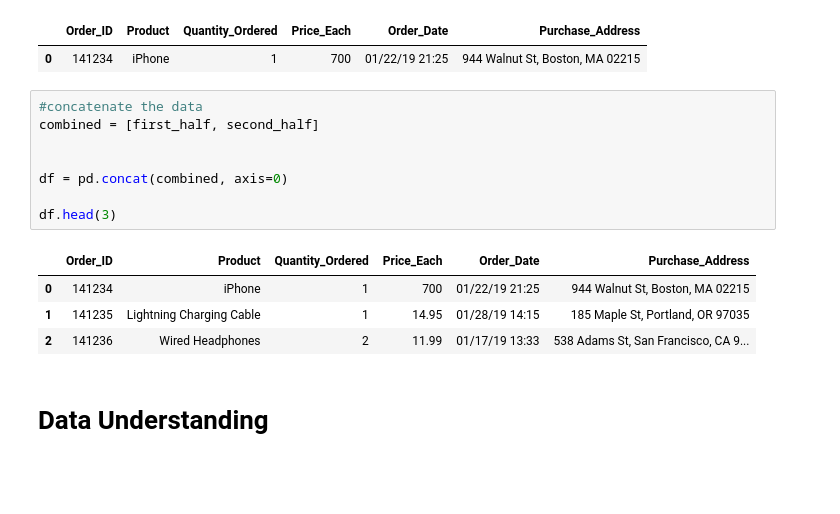
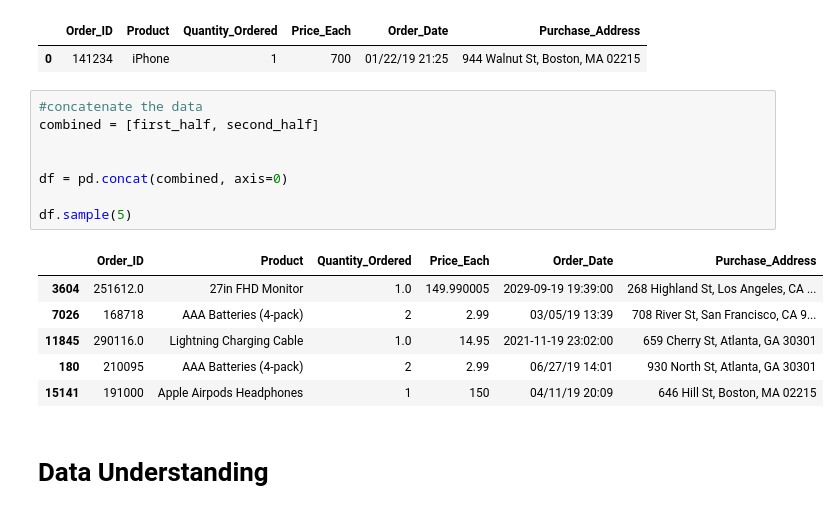
Before and after one commit to qochieng/Power-BI-dashboard-project, a Jupyter notebook: salesdataanalysis.ipynb, the cells around one changed output. Saved outputs shown, nothing was run; the diff lists cells and outputs as text; blank space fills up the shorter version.

```diff
--- a/salesdataanalysis.ipynb
+++ b/salesdataanalysis.ipynb
@@ -194,16 +202,18 @@ first_half.head(1)
 # %%
 #concatenate the data
 combined = [first_half, second_half]
 
 
 df = pd.concat(combined, axis=0)
 
-df.head(3)
+df.sample(5)
 # %% [output]
 |  | Order_ID | Product | Quantity_Ordered | Price_Each | Order_Date | Purchase_Address |
-| 0 | 141234 | iPhone | 1 | 700 | 01/22/19 21:25 | 944 Walnut St, Boston, MA 02215 |
-| 1 | 141235 | Lightning Charging Cable | 1 | 14.95 | 01/28/19 14:15 | 185 Maple St, Portland, OR 97035 |
-| 2 | 141236 | Wired Headphones | 2 | 11.99 | 01/17/19 13:33 | 538 Adams St, San Francisco, CA 9... |
+| 3604 | 251612.0 | 27in FHD Monitor | 1.0 | 149.990005 | 2029-09-19 19:39:00 | 268 Highland St, Los Angeles, CA ... |
+| 7026 | 168718 | AAA Batteries (4-pack) | 2 | 2.99 | 03/05/19 13:39 | 708 River St, San Francisco, CA 9... |
+| 11845 | 290116.0 | Lightning Charging Cable | 1.0 | 14.95 | 2021-11-19 23:02:00 | 659 Cherry St, Atlanta, GA 30301 |
+| 180 | 210095 | AAA Batteries (4-pack) | 2 | 2.99 | 06/27/19 14:01 | 930 North St, Atlanta, GA 30301 |
+| 15141 | 191000 | Apple Airpods Headphones | 1 | 150 | 04/11/19 20:09 | 646 Hill St, Boston, MA 02215 |
 # %% [markdown]
 # **Data Understanding**
 # %% [markdown]
```
Also changed, not shown: parts of 5 cells of this notebook, 2 other files.
